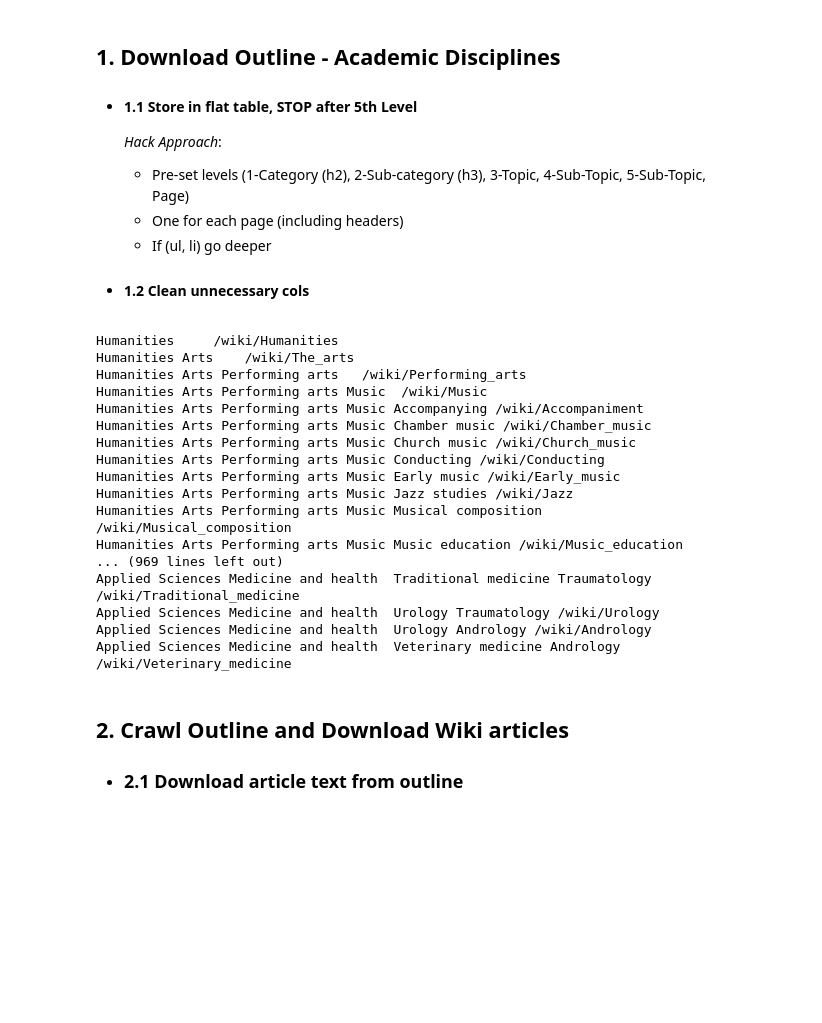
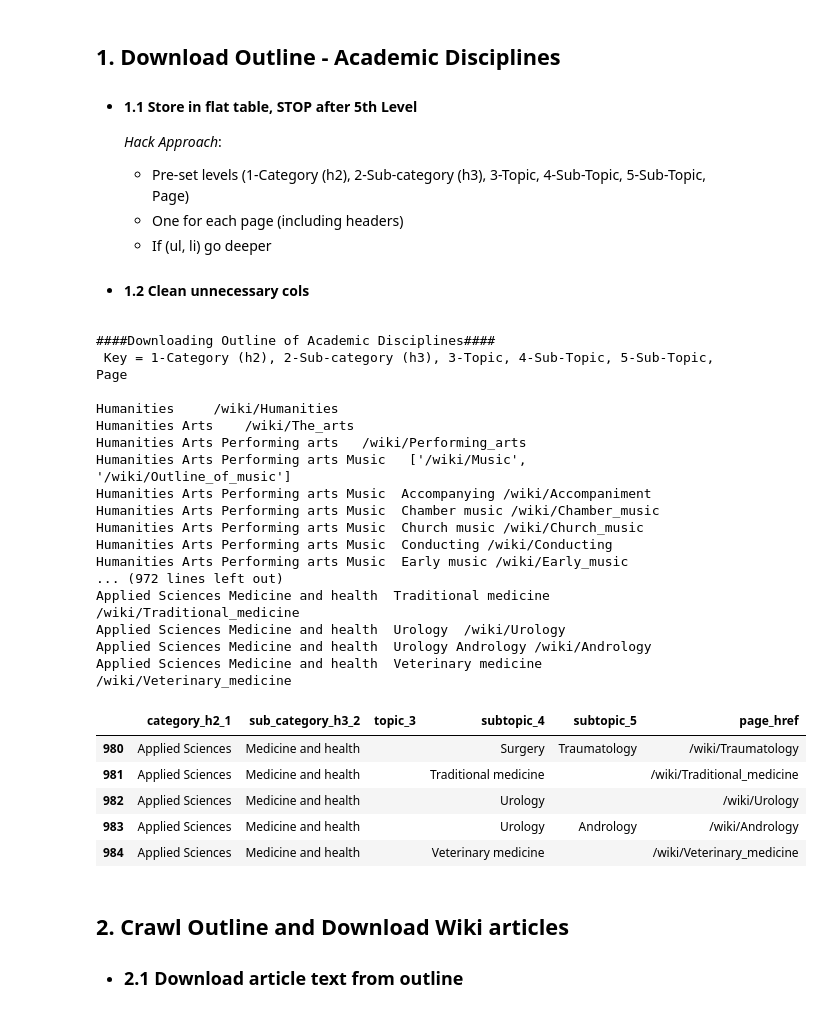
Before and after one commit to cesleem/CourseRec, a Jupyter notebook: notebook/etl/1.4 External Data Collection - wikipedia.ipynb, the cells around one changed output. Cells and saved outputs as stored; diff of their text form; code cells hidden in the pictures; blank space fills up the shorter version.

```diff
--- a/notebook/etl/1.4 External Data Collection - wikipedia.ipynb
+++ b/notebook/etl/1.4 External Data Collection - wikipedia.ipynb
@@ -18,8 +17,6 @@ import pandas as pd
 
 - #### 1.2 Clean unnecessary cols
 # %%
-##TODO : Add to pandas dataframe #######
-
 #Digest Wikipedia Academic Disciplines Outline Script ####################################################################################################
 
 #HELPER FX  #####################################################################
@@ -39,6 +36,22 @@ def get_header_name_page(el, blacklist=[]):
                 page_href = [article['href'] for article in candidate_articles]
     return name, page_href
 
+def get_page_href(li):
+    if len(li.find_all('a', recursive=False)) > 1:
+        page_href = [article['href'] for article in li.find_all('a', recursive=False)]
+    else:
+        page_href = li.find('a')['href']
+
+    return page_href
+
+def get_page_text(li):
+    if len(li.find_all('a', recursive=False)) > 1: # and li.find('ul') == None
+        text = li.text.replace('(outline)', '').split('\n')[0]
+    else:
+        text = li.find('a').text
+
+    return text
+
 #################################################################################
 
 wikiPagePaths = []
@@ -54,6 +67,8 @@ outline = [start_of_outline]
 outline.extend(list(start_of_outline.next_siblings))
 
 category_h2_1 = sub_category_h3_2 = topic_3 = subtopic_4 = subtopic_5 = ''
+
+print('####Downloading Outline of Academic Disciplines####','\n Key = 1-Category (h2), 2-Sub-category (h3), 3-Topic, 4-Sub-Topic, 5-Sub-Topic, Page \n' )
 
 #2 - grab key outline elements (h2, h3, h4, and bulleted subtopics)
 for el in outline:
@@ -94,8 +109,13 @@ for el in outline:
         ul = el.find('ul')
         for li in ul:
             if isinstance(li, bs4.element.Tag):
-                subtopic_4 = li.find('a').text
-                page_href = li.find('a')['href']
+#                 subtopic_4 = li.find('a').text
+                subtopic_4 = get_page_text(li)
+#                 print(subtopic_4)
+                subtopic_5 = ''                  #clear categories previous metadata
+
+#                 page_href = li.find('a')['href']
+                page_href = get_page_href(li)
                 print(category_h2_1, sub_category_h3_2, topic_3, subtopic_4, subtopic_5, page_href)
                 wikiPagePaths.append([category_h2_1, sub_category_h3_2, topic_3, subtopic_4, subtopic_5, page_href])
 
@@ -104,33 +124,45 @@ for el in outline:
             if ul != -1 and ul != None:
                 for li in ul:
                     if isinstance(li, bs4.element.Tag):
-                        subtopic_5 = li.find('a').text
-                        page_href = li.find('a')['href']
+#                         subtopic_5 = li.find('a').text
+                        subtopic_5 = get_page_text(li)
+
+#                         page_href = li.find('a')['href']
+                        page_href = get_page_href(li)
                         print(category_h2_1, sub_category_h3_2, topic_3, subtopic_4, subtopic_5, page_href)
                         wikiPagePaths.append([category_h2_1, sub_category_h3_2, topic_3, subtopic_4, subtopic_5, page_href])
-
     else:
         continue
 
-wikiPagePathsDF = pd.DataFrame(index=['category_h2_1', 'sub_category_h3_2', 'topic_3', 'subtopic_4', 'subtopic_5', 'page_href'], col=wikiPagePaths)
+wikiPagePathsDF = pd.DataFrame(wikiPagePaths, columns=['category_h2_1', 'sub_category_h3_2', 'topic_3', 'subtopic_4', 'subtopic_5', 'page_href'])
 # %% [output]
+####Downloading Outline of Academic Disciplines####
+ Key = 1-Category (h2), 2-Sub-category (h3), 3-Topic, 4-Sub-Topic, 5-Sub-Topic, Page
+
 Humanities     /wiki/Humanities
 Humanities Arts    /wiki/The_arts
 Humanities Arts Performing arts   /wiki/Performing_arts
-Humanities Arts Performing arts Music  /wiki/Music
-Humanities Arts Performing arts Music Accompanying /wiki/Accompaniment
-Humanities Arts Performing arts Music Chamber music /wiki/Chamber_music
-Humanities Arts Performing arts Music Church music /wiki/Church_music
-Humanities Arts Performing arts Music Conducting /wiki/Conducting
-Humanities Arts Performing arts Music Early music /wiki/Early_music
-Humanities Arts Performing arts Music Jazz studies /wiki/Jazz
-Humanities Arts Performing arts Music Musical composition /wiki/Musical_composition
-Humanities Arts Performing arts Music Music education /wiki/Music_education
-... (969 lines left out)
-Applied Sciences Medicine and health  Traditional medicine Traumatology /wiki/Traditional_medicine
-Applied Sciences Medicine and health  Urology Traumatology /wiki/Urology
+Humanities Arts Performing arts Music   ['/wiki/Music', '/wiki/Outline_of_music']
+Humanities Arts Performing arts Music  Accompanying /wiki/Accompaniment
+Humanities Arts Performing arts Music  Chamber music /wiki/Chamber_music
+Humanities Arts Performing arts Music  Church music /wiki/Church_music
+Humanities Arts Performing arts Music  Conducting /wiki/Conducting
+Humanities Arts Performing arts Music  Early music /wiki/Early_music
+... (972 lines left out)
+Applied Sciences Medicine and health  Traditional medicine  /wiki/Traditional_medicine
+Applied Sciences Medicine and health  Urology  /wiki/Urology
 Applied Sciences Medicine and health  Urology Andrology /wiki/Andrology
-Applied Sciences Medicine and health  Veterinary medicine Andrology /wiki/Veterinary_medicine
+Applied Sciences Medicine and health  Veterinary medicine  /wiki/Veterinary_medicine
+# %%
+#Inspect output
+wikiPagePathsDF.tail()
+# %% [output]
+|  | category_h2_1 | sub_category_h3_2 | topic_3 | subtopic_4 | subtopic_5 | page_href |
+| 980 | Applied Sciences | Medicine and health |  | Surgery | Traumatology | /wiki/Traumatology |
+| 981 | Applied Sciences | Medicine and health |  | Traditional medicine |  | /wiki/Traditional_medicine |
+| 982 | Applied Sciences | Medicine and health |  | Urology |  | /wiki/Urology |
+| 983 | Applied Sciences | Medicine and health |  | Urology | Andrology | /wiki/Andrology |
+| 984 | Applied Sciences | Medicine and health |  | Veterinary medicine |  | /wiki/Veterinary_medicine |
 # %% [markdown]
 ## 2. Crawl Outline and Download Wiki articles
 
```
Also changed, not shown: parts of 6 cells of this notebook.
